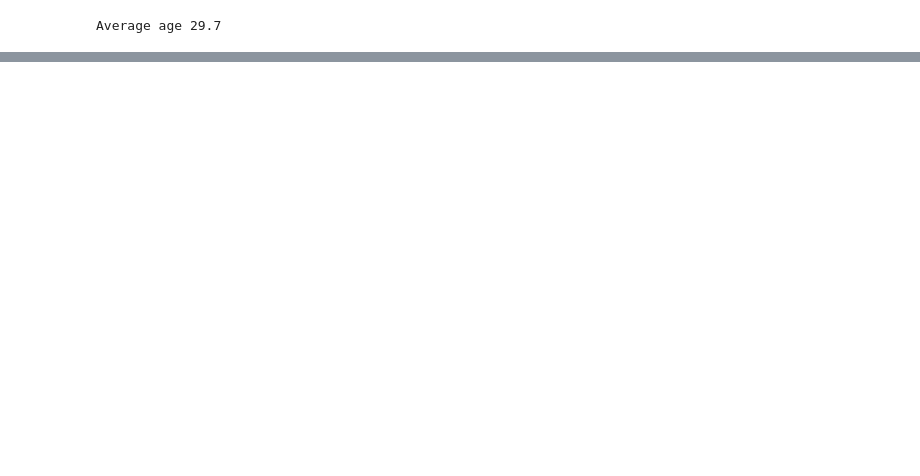
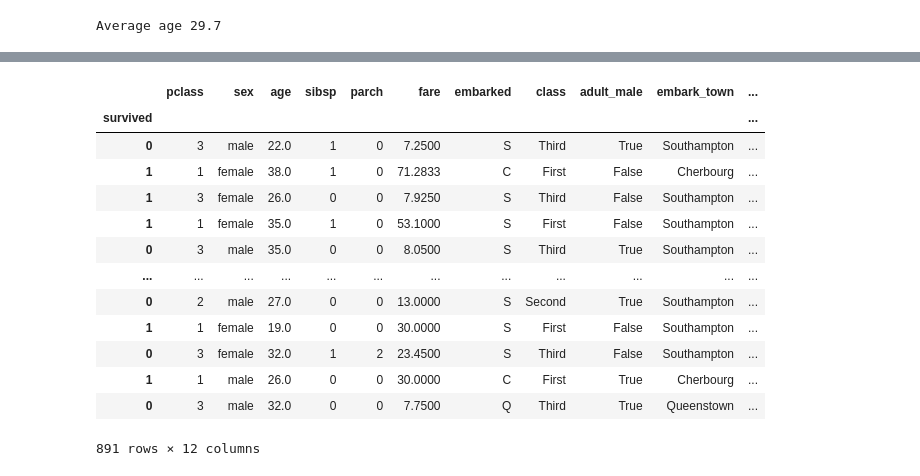
Before and after one commit to RichaSinghhh/PythonDataAnalytics, a Jupyter notebook: Analysis/AnalysisPractice.ipynb, the cells around one changed output, grey strips where cells are left out. Saved outputs shown, nothing was run; the diff lists cells and outputs as text; code cells hidden in the pictures; blank space fills up the shorter version.

```diff
--- a/Analysis/AnalysisPractice.ipynb
+++ b/Analysis/AnalysisPractice.ipynb
@@ -96,4 +95,5 @@ Index(['survived', 'pclass', 'sex', 'age', 'sibsp', 'parch', 'fare',
       dtype='object')
 # %%
-print("Average Fare:",round(data['fare'].mean(),2))
+avg_age = round(data['fare'].mean())
+print(avg_age)
 # %% [output]
@@ -104,0 +123,2 @@ Average age 29.7
+# %%
+data['age'].fillna(avg_age,inplace=True)
@@ -104,0 +132,17 @@ Average age 29.7
+# %%
+data
+# %% [output]
+|  | pclass | sex | age | sibsp | parch | fare | embarked | class | adult_male | embark_town | ... |
+| survived |  |  |  |  |  |  |  |  |  |  | ... |
+| 0 | 3 | male | 22.0 | 1 | 0 | 7.2500 | S | Third | True | Southampton | ... |
+| 1 | 1 | female | 38.0 | 1 | 0 | 71.2833 | C | First | False | Cherbourg | ... |
+| 1 | 3 | female | 26.0 | 0 | 0 | 7.9250 | S | Third | False | Southampton | ... |
+| 1 | 1 | female | 35.0 | 1 | 0 | 53.1000 | S | First | False | Southampton | ... |
+| 0 | 3 | male | 35.0 | 0 | 0 | 8.0500 | S | Third | True | Southampton | ... |
+| ... | ... | ... | ... | ... | ... | ... | ... | ... | ... | ... | ... |
+| 0 | 2 | male | 27.0 | 0 | 0 | 13.0000 | S | Second | True | Southampton | ... |
+| 1 | 1 | female | 19.0 | 0 | 0 | 30.0000 | S | First | False | Southampton | ... |
+| 0 | 3 | female | 32.0 | 1 | 2 | 23.4500 | S | Third | False | Southampton | ... |
+| 1 | 1 | male | 26.0 | 0 | 0 | 30.0000 | C | First | True | Cherbourg | ... |
+| 0 | 3 | male | 32.0 | 0 | 0 | 7.7500 | Q | Third | True | Queenstown | ... |
+891 rows × 12 columns
```
Also changed, not shown: parts of 15 cells of this notebook, 3 other files.
